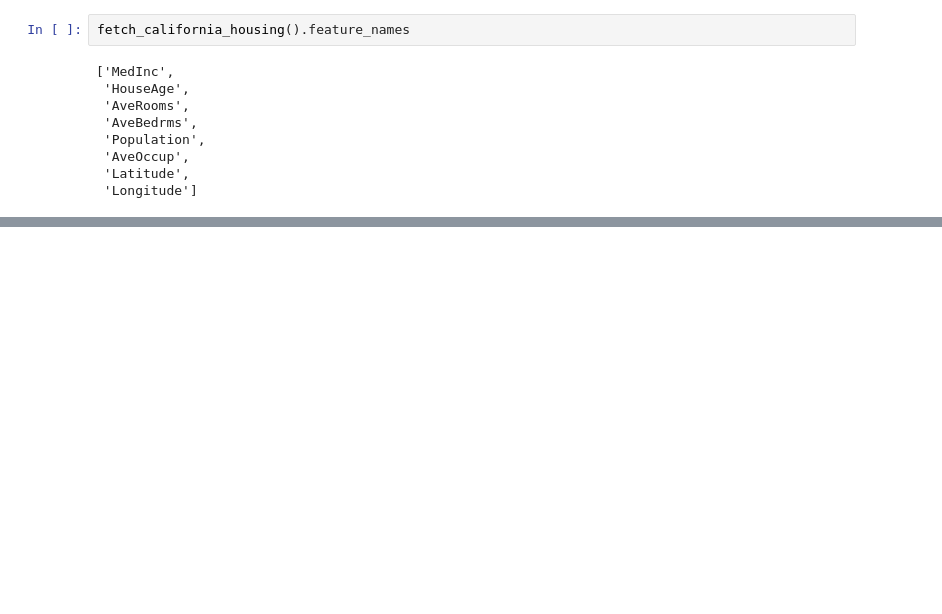
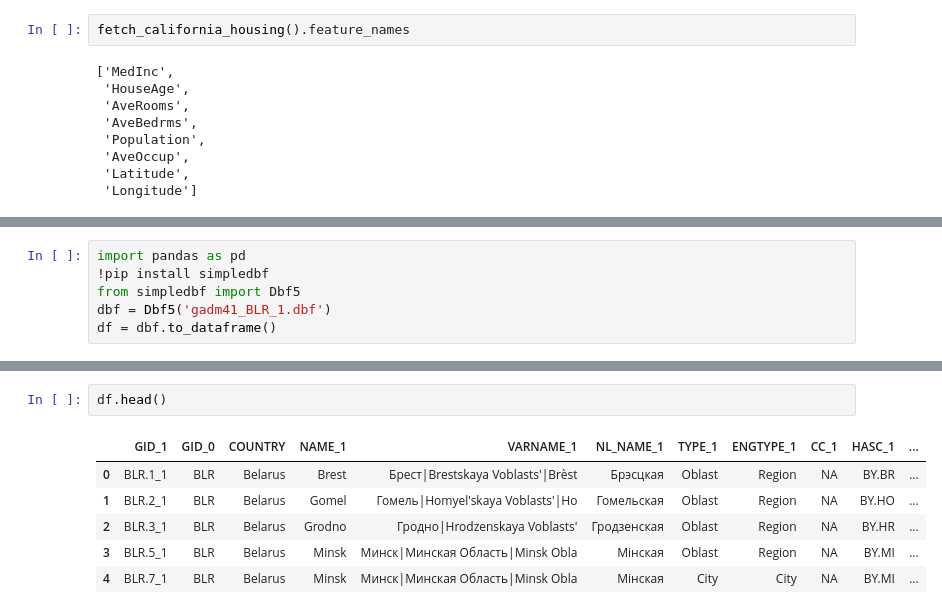
Before and after one commit to Animeshsinghiit/Machine-learning-practises, a Jupyter notebook: data_loading_and_basics.ipynb, the cells around one changed output, grey strips where cells are left out. Cells and saved outputs as stored; diff of their text form; blank space fills up the shorter version.

```diff
--- a/data_loading_and_basics.ipynb
+++ b/data_loading_and_basics.ipynb
@@ -111,0 +143,6 @@ fetch_california_housing().feature_names
+# %%
+import pandas as pd
+!pip install simpledbf
+from simpledbf import Dbf5
+dbf = Dbf5('gadm41_BLR_1.dbf')
+df = dbf.to_dataframe()
@@ -111,0 +160,9 @@ fetch_california_housing().feature_names
+# %%
+df.head()
+# %% [output]
+|  | GID_1 | GID_0 | COUNTRY | NAME_1 | VARNAME_1 | NL_NAME_1 | TYPE_1 | ENGTYPE_1 | CC_1 | HASC_1 | ... |
+| 0 | BLR.1_1 | BLR | Belarus | Brest | Брест|Brestskaya Voblasts'|Brèst | Брэсцкая | Oblast | Region | NA | BY.BR | ... |
+| 1 | BLR.2_1 | BLR | Belarus | Gomel | Гомель|Homyel'skaya Voblasts'|Ho | Гомельская | Oblast | Region | NA | BY.HO | ... |
+| 2 | BLR.3_1 | BLR | Belarus | Grodno | Гродно|Hrodzenskaya Voblasts' | Гродзенская | Oblast | Region | NA | BY.HR | ... |
+| 3 | BLR.5_1 | BLR | Belarus | Minsk | Минск|Минская Область|Minsk Obla | Мінская | Oblast | Region | NA | BY.MI | ... |
+| 4 | BLR.7_1 | BLR | Belarus | Minsk | Минск|Минская Область|Minsk Obla | Мінская | City | City | NA | BY.MI | ... |
```
Also changed, not shown: parts of 5 cells of this notebook.
